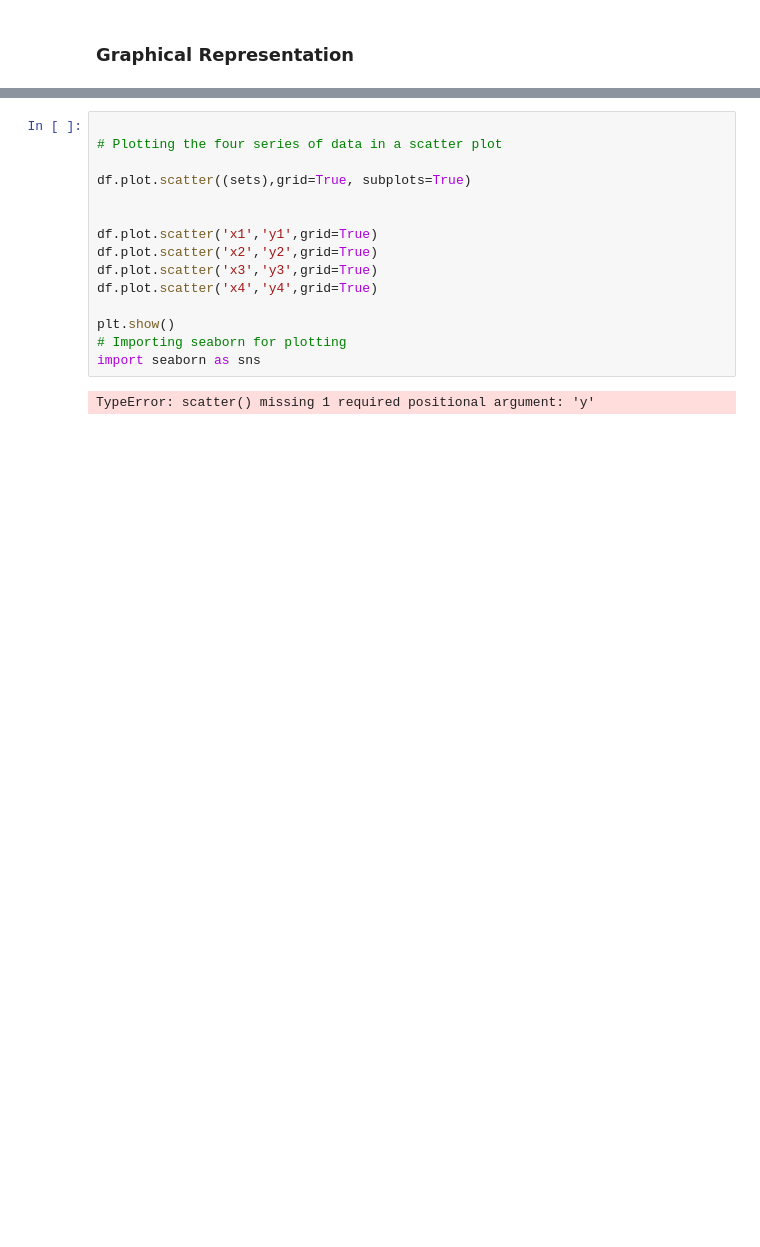
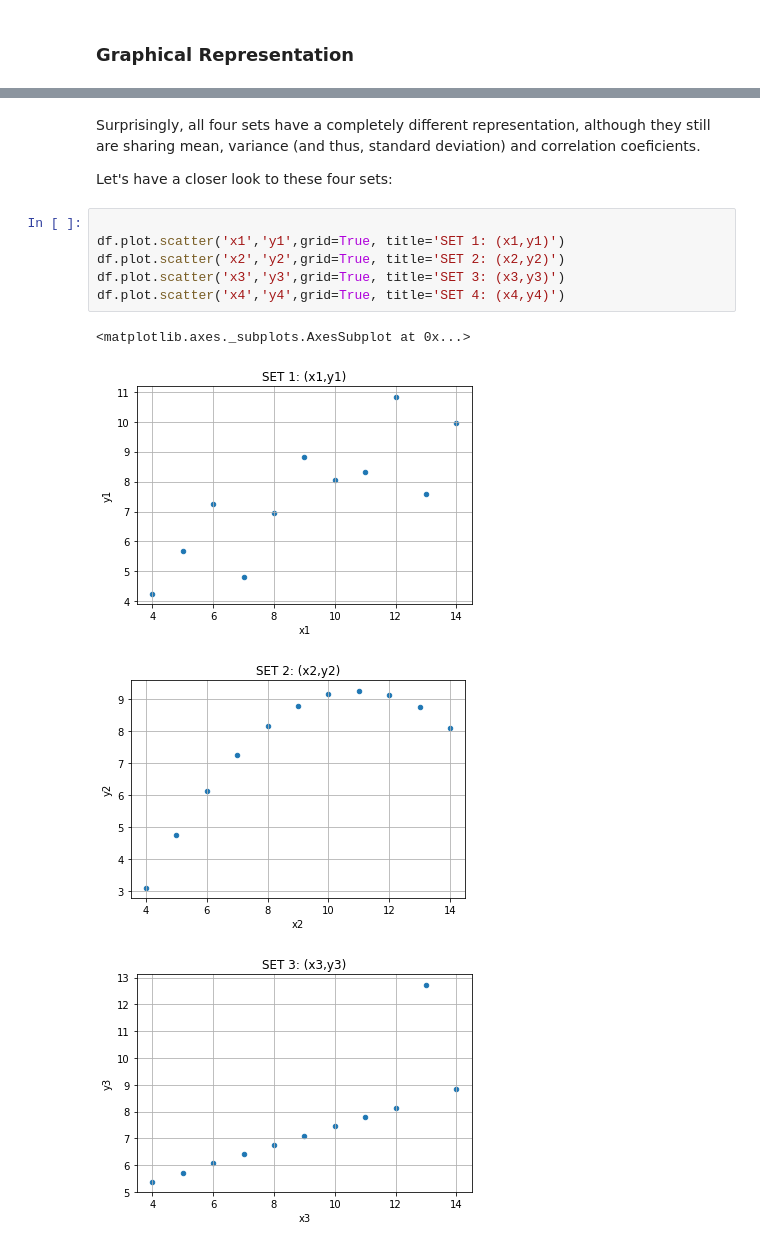
Before and after one commit to Luis-Navarro/Python-Fundamentals, a Jupyter notebook: Anscombe.ipynb, the cells around one changed output, grey strips where cells are left out. Drawn from its saved outputs; the diff is of its cells as text; blank space fills up the shorter version.

```diff
--- a/Anscombe.ipynb
+++ b/Anscombe.ipynb
@@ -130,17 +148,15 @@ fig.add_subplot(111)
+# %% [markdown]
+Surprisingly, all four sets have a completely different representation, although they still are sharing mean, variance (and thus, standard deviation) and correlation coeficients.
+
+Let's have a closer look to these four sets:
 # %%
 
-# Plotting the four series of data in a scatter plot
-
-df.plot.scatter((sets),grid=True, subplots=True)
-
-
-df.plot.scatter('x1','y1',grid=True)
-df.plot.scatter('x2','y2',grid=True)
-df.plot.scatter('x3','y3',grid=True)
-df.plot.scatter('x4','y4',grid=True)
-
-plt.show()
-# Importing seaborn for plotting
-import seaborn as sns
+df.plot.scatter('x1','y1',grid=True, title='SET 1: (x1,y1)')
+df.plot.scatter('x2','y2',grid=True, title='SET 2: (x2,y2)')
+df.plot.scatter('x3','y3',grid=True, title='SET 3: (x3,y3)')
+df.plot.scatter('x4','y4',grid=True, title='SET 4: (x4,y4)')
 # %% [output]
-TypeError: scatter() missing 1 required positional argument: 'y'
+<matplotlib.axes._subplots.AxesSubplot at 0x...>
+[figure, added]
+[figure, added]
+[figure, added]
```
Also changed, not shown: parts of 10 cells of this notebook.
